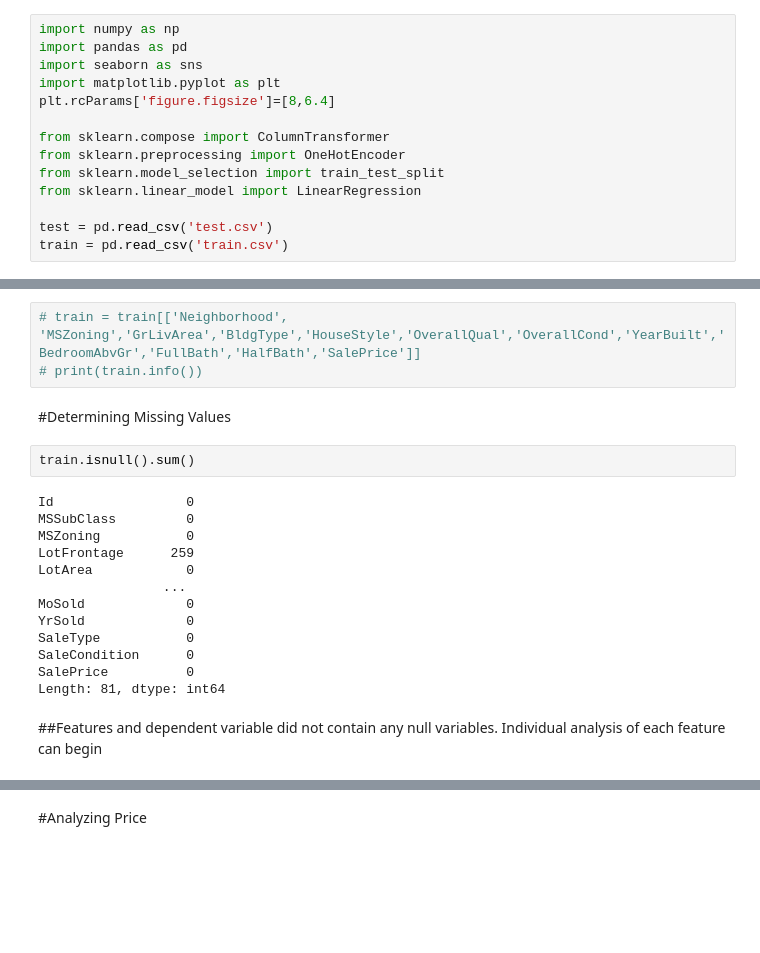
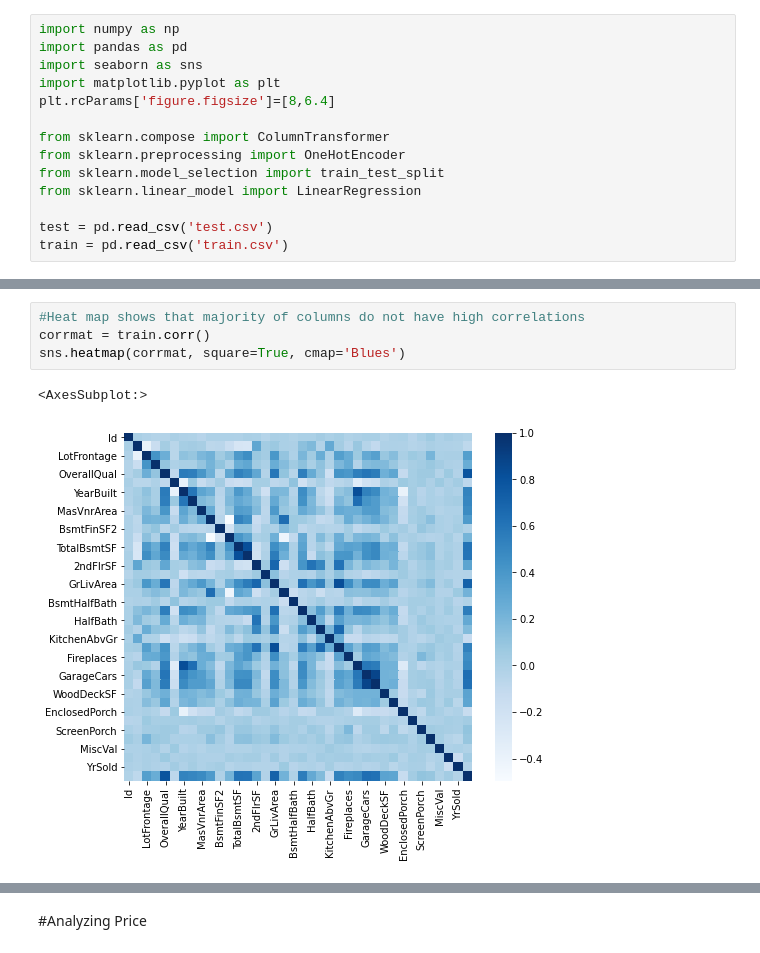
Before and after one commit to mrnguyener21/House-Prices-Analysis, a Jupyter notebook: house_prices_ml.ipynb, the cells around one changed output, grey strips where cells are left out. Drawn from its saved outputs; the diff is of its cells as text; blank space fills up the shorter version.

```diff
--- a/house_prices_ml.ipynb
+++ b/house_prices_ml.ipynb
@@ -52,22 +43,7 @@ Once Completed I will evaluate the ones that did result with positive regression
-# %%
-# train = train[['Neighborhood', 'MSZoning','GrLivArea','BldgType','HouseStyle','OverallQual','OverallCond','YearBuilt','BedroomAbvGr','FullBath','HalfBath','SalePrice']]
-# print(train.info())
-# %% [markdown]
-#Determining Missing Values
-# %%
-train.isnull().sum()
-# %% [output]
-Id                 0
-MSSubClass         0
-MSZoning           0
-LotFrontage      259
-LotArea            0
-                ...
-MoSold             0
-YrSold             0
-SaleType           0
-SaleCondition      0
-SalePrice          0
-Length: 81, dtype: int64
-# %% [markdown]
-##Features and dependent variable did not contain any null variables. Individual analysis of each feature can begin
+# %%
+#Heat map shows that majority of columns do not have high correlations
+corrmat = train.corr()
+sns.heatmap(corrmat, square=True, cmap='Blues')
+# %% [output]
+<AxesSubplot:>
+[figure, added]
```
Also changed, not shown: parts of 8 cells of this notebook.
